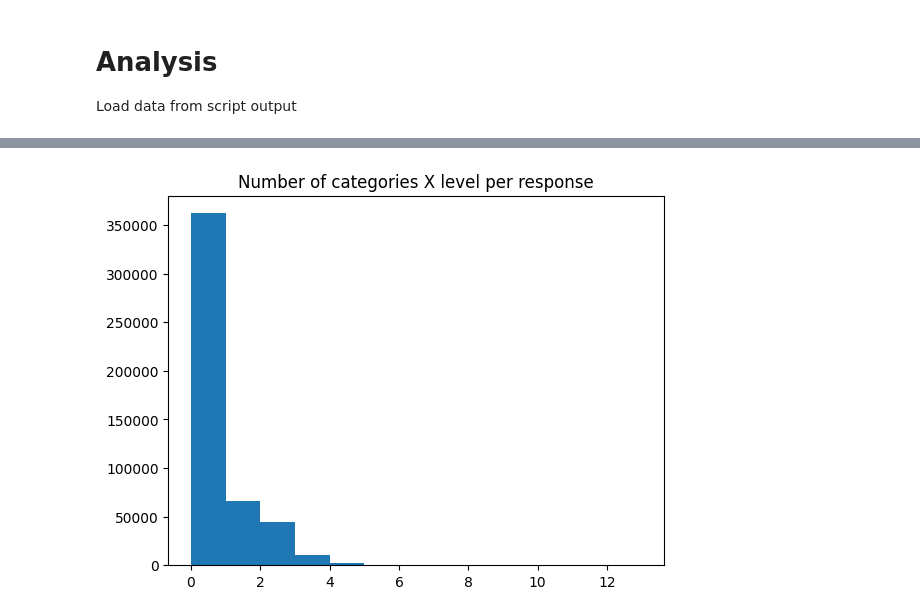
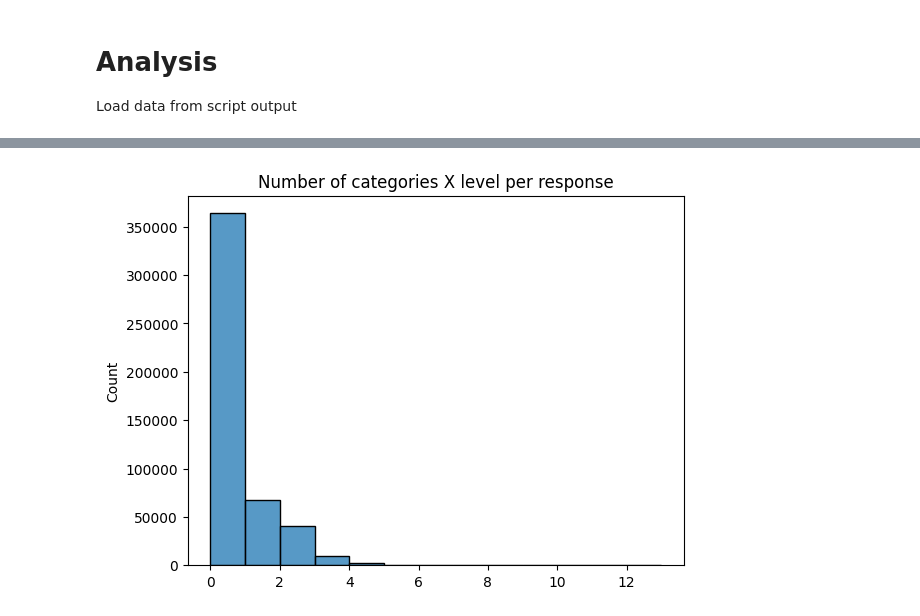
Before and after one commit to shivster2000/grammarctg, a Jupyter notebook: experiments/017_descriptive_stats.ipynb, the cells around one changed output, grey strips where cells are left out. Saved outputs shown, nothing was run; the diff lists cells and outputs as text; code cells hidden in the pictures.

```diff
--- a/experiments/017_descriptive_stats.ipynb
+++ b/experiments/017_descriptive_stats.ipynb
@@ -195,7 +157,7 @@ plt.show()
 # %%
 num_cat_levels = np.array([len(cats) for cats in found_cat_level])
-plt.hist(num_cat_levels, bins=max(num_cat_levels))
+sns.histplot(num_cat_levels, bins=max(num_cat_levels))
 plt.title("Number of categories X level per response")
 plt.show()
 # %% [output]
-[figure, old version]
+[figure, new version]
```
Also changed, not shown: parts of 10 cells of this notebook, 20 other files.
